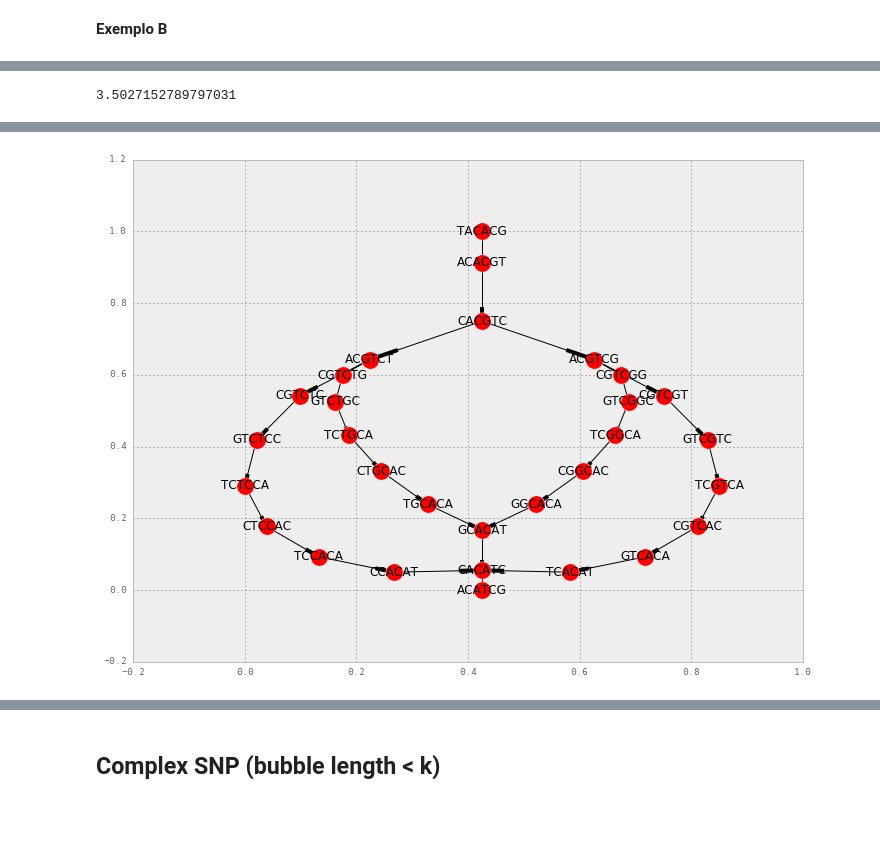
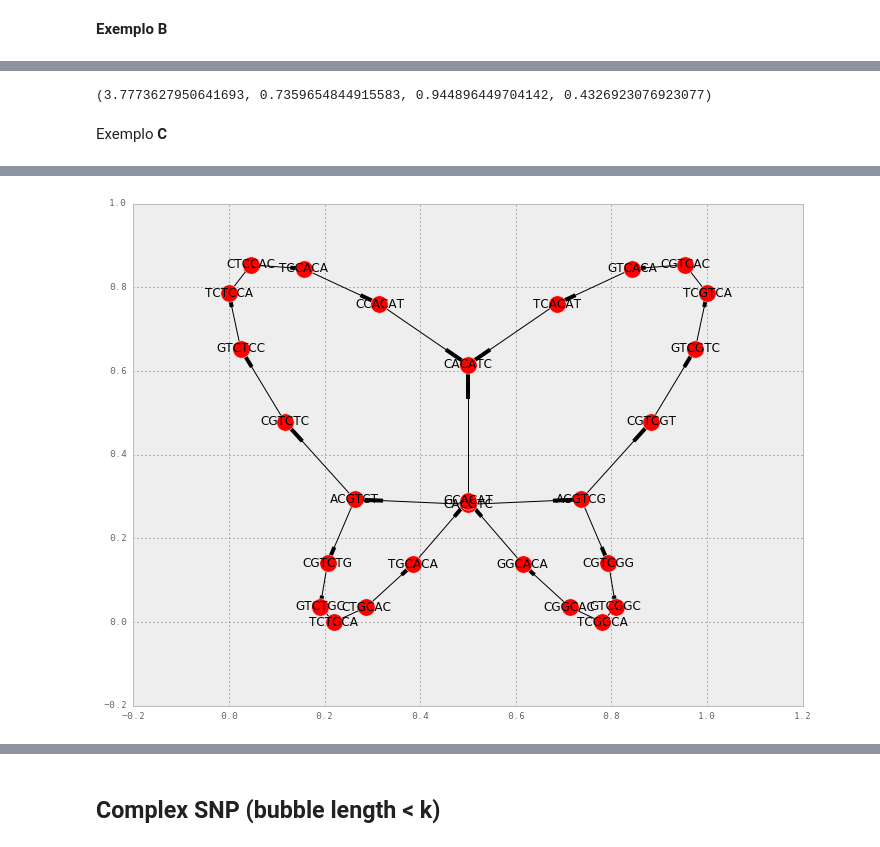
Before and after one commit to rodtheo/entropyDBG, a Jupyter notebook: cdbg.ipynb, the cells around one changed output, grey strips where cells are left out. Drawn from its saved outputs; the diff is of its cells as text; code cells hidden in the pictures; blank space fills up the shorter version.

```diff
--- a/cdbg.ipynb
+++ b/cdbg.ipynb
@@ -1170,9 +1135,11 @@ I_VII
 O exemplo explorado refere-se ao grafo mostrado na fig A.
 # %%
 G_A = nx.DiGraph()
+banish = ["TACACG", "ACACGT","ACATCG"]
 for difpath in [dicSeqDummy1["links"],dicSeqDummy2["links"],dicSeqRef["links"]]:
     for edge in difpath:
-        G_A.add_edge(edge["source"], edge["target"],weight=1)
+        if ((edge["source"] not in banish) and (edge["target"] not in banish)):
+            G_A.add_edge(edge["source"], edge["target"],weight=1)
 pos = nx.spectral_layout(G_A)
 nx.draw_networkx(G_A, pos=pos)
 # %% [output]
@@ -1254,10 +1203,12 @@ HTML(html_template.substitute({'css_text': css_text, 'js_text': js_text}))
 # %% [output]
 [interactive output not drawn]
 # %%
-G_A = nx.DiGraph()
+G_B = nx.DiGraph()
+banish = ["TACACG","ACACGT","ACATCG"]
 for difpath in [dicSeqDummy1["links"],dicSeqDummy2["links"],dicSeqRef["links"],dicSeqDummy3["links"]]:
     for edge in difpath:
-        G_A.add_edge(edge["source"], edge["target"],weight=1)
-pos = nx.spectral_layout(G_A)
-nx.draw_networkx(G_A, pos=pos)
+        if ((edge["source"] not in banish) and (edge["target"] not in banish)):
+            G_B.add_edge(edge["source"], edge["target"],weight=1)
+pos = nx.spectral_layout(G_B)
+nx.draw_networkx(G_B, pos=pos)
 # %% [output]
@@ -1285,4 +1215,0 @@ PIJ:  0.00347222222222
-# %%
-C_B
-# %% [output]
-3.5027152789797031
@@ -1289,3 +1218,9 @@ C_B
+# %%
+GB_HR, GB_HB, GB_H_vn, GB_H_vn_norm
+# %% [output]
+(3.7773627950641693, 0.7359654844915583, 0.944896449704142, 0.4326923076923077)
+# %% [markdown]
+Exemplo **C**
 # %%
 # "TACACGTCGGCACATCG","TACACGTCTGCACATCG","TACACGTCTTCACATCG"
 # Check variant in position 9 -----** and a second variant in position 10 branching from two alleles (Dummy1 and Dummy3)
@@ -1312,11 +1247,13 @@ HTML(html_template.substitute({'css_text': css_text, 'js_text': js_text}))
 # %% [output]
 [interactive output not drawn]
 # %%
-G_A = nx.DiGraph()
+G_C = nx.DiGraph()
+banish = ["TACACG","ACACGT","ACATCG"]
 for difpath in [dicSeqDummy1["links"],dicSeqDummy2["links"],dicSeqRef["links"],dicSeqDummy3['links']]:
     for edge in difpath:
-        G_A.add_edge(edge["source"], edge["target"],weight=1)
-pos = nx.spectral_layout(G_A)
-nx.draw_networkx(G_A, pos=pos)
+        if ((edge["source"] not in banish) and (edge["target"] not in banish)):
+            G_C.add_edge(edge["source"], edge["target"],weight=1)
+pos = nx.spectral_layout(G_C)
+nx.draw_networkx(G_C, pos=pos)
 # %% [output]
-[figure, old version]
+[figure, new version]
```
Also changed, not shown: parts of 49 cells of this notebook, 1 other file.
